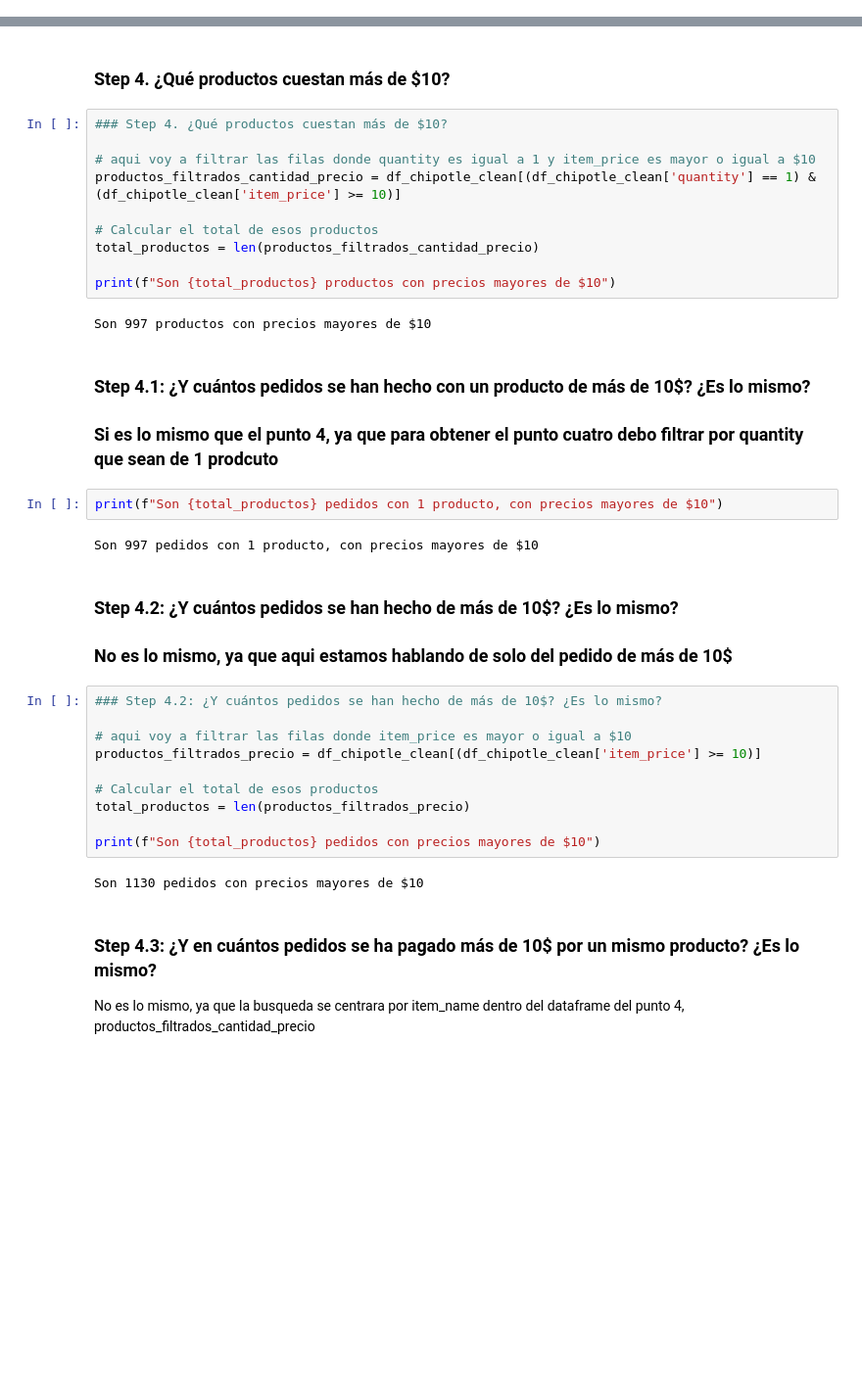
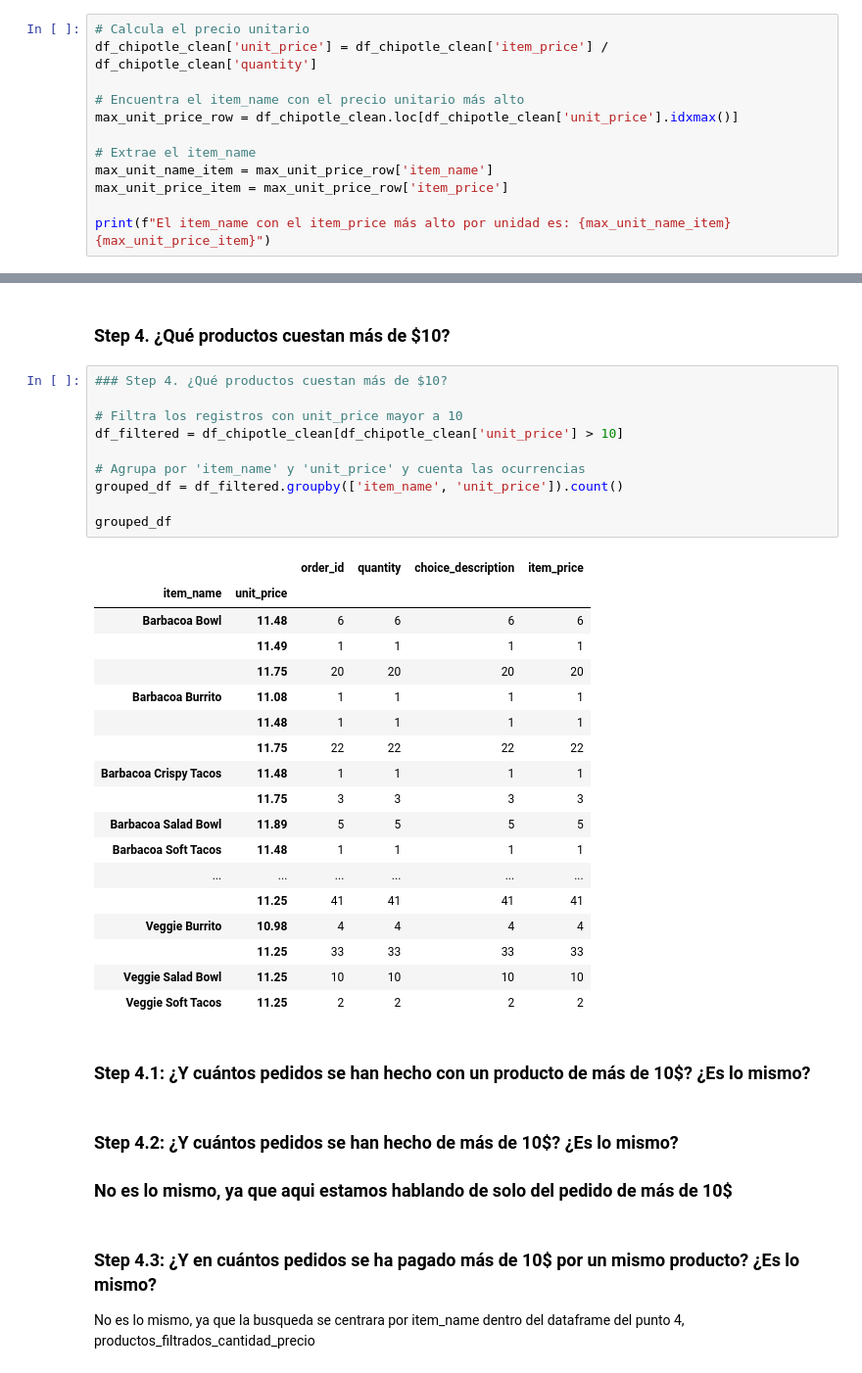
Before and after one commit to amejosecar/BootcampBBK, a Jupyter notebook: 2-Data Analysis/2-Dataframes y estadística/Practica/1-Chipotle/Chipotle.ipynb, the cells around one changed output, grey strips where cells are left out. Shown: that part at 98% size. Saved outputs shown, nothing was run; the diff lists cells and outputs as text; blank space fills up the shorter version.

Commit message:
correciones, nueva clase de agrupaciones y ploter

```diff
--- a/2-Data Analysis/2-Dataframes y estadística/Practica/1-Chipotle/Chipotle.ipynb
+++ b/2-Data Analysis/2-Dataframes y estadística/Practica/1-Chipotle/Chipotle.ipynb
@@ -80,0 +75,12 @@ Name: 3598, dtype: object
+# %%
+# Calcula el precio unitario
+df_chipotle_clean['unit_price'] = df_chipotle_clean['item_price'] / df_chipotle_clean['quantity']
+
+# Encuentra el item_name con el precio unitario más alto
+max_unit_price_row = df_chipotle_clean.loc[df_chipotle_clean['unit_price'].idxmax()]
+
+# Extrae el item_name
+max_unit_name_item = max_unit_price_row['item_name']
+max_unit_price_item = max_unit_price_row['item_price']
+
+print(f"El item_name con el item_price más alto por unidad es: {max_unit_name_item} {max_unit_price_item}")
@@ -81,41 +105,40 @@ Name: 3598, dtype: object
 # %% [markdown]
 ### Step 4. ¿Qué productos cuestan más de $10?
-# %%
-### Step 4. ¿Qué productos cuestan más de $10?
-
-# aqui voy a filtrar las filas donde quantity es igual a 1 y item_price es mayor o igual a $10
-productos_filtrados_cantidad_precio = df_chipotle_clean[(df_chipotle_clean['quantity'] == 1) & (df_chipotle_clean['item_price'] >= 10)]
-
-# Calcular el total de esos productos
-total_productos = len(productos_filtrados_cantidad_precio)
-
-print(f"Son {total_productos} productos con precios mayores de $10")
-# %% [output]
-Son 997 productos con precios mayores de $10
+# %%
+### Step 4. ¿Qué productos cuestan más de $10?
+
+# Filtra los registros con unit_price mayor a 10
+df_filtered = df_chipotle_clean[df_chipotle_clean['unit_price'] > 10]
+
+# Agrupa por 'item_name' y 'unit_price' y cuenta las ocurrencias
+grouped_df = df_filtered.groupby(['item_name', 'unit_price']).count()
+
+grouped_df
+# %% [output]
+|  |  | order_id | quantity | choice_description | item_price |
+| item_name | unit_price |  |  |  |  |
+| Barbacoa Bowl | 11.48 | 6 | 6 | 6 | 6 |
+|  | 11.49 | 1 | 1 | 1 | 1 |
+|  | 11.75 | 20 | 20 | 20 | 20 |
+| Barbacoa Burrito | 11.08 | 1 | 1 | 1 | 1 |
+|  | 11.48 | 1 | 1 | 1 | 1 |
+|  | 11.75 | 22 | 22 | 22 | 22 |
+| Barbacoa Crispy Tacos | 11.48 | 1 | 1 | 1 | 1 |
+|  | 11.75 | 3 | 3 | 3 | 3 |
+| Barbacoa Salad Bowl | 11.89 | 5 | 5 | 5 | 5 |
+| Barbacoa Soft Tacos | 11.48 | 1 | 1 | 1 | 1 |
+| ... | ... | ... | ... | ... | ... |
+|  | 11.25 | 41 | 41 | 41 | 41 |
+| Veggie Burrito | 10.98 | 4 | 4 | 4 | 4 |
+|  | 11.25 | 33 | 33 | 33 | 33 |
+| Veggie Salad Bowl | 11.25 | 10 | 10 | 10 | 10 |
+| Veggie Soft Tacos | 11.25 | 2 | 2 | 2 | 2 |
 # %% [markdown]
 ### Step 4.1: ¿Y cuántos pedidos se han hecho con un producto de más de 10$? ¿Es lo mismo?
-
-### Si es lo mismo que el punto 4, ya que para obtener el punto cuatro debo filtrar por quantity que sean de 1 prodcuto
-# %%
-print(f"Son {total_productos} pedidos con 1 producto, con precios mayores de $10")
-# %% [output]
-Son 997 pedidos con 1 producto, con precios mayores de $10
 # %% [markdown]
 ### Step 4.2: ¿Y cuántos pedidos se han hecho de más de 10$? ¿Es lo mismo?
 
 ### No es lo mismo, ya que aqui estamos hablando de solo del pedido de más de 10$
-# %%
-### Step 4.2: ¿Y cuántos pedidos se han hecho de más de 10$? ¿Es lo mismo?
-
-# aqui voy a filtrar las filas donde item_price es mayor o igual a $10
-productos_filtrados_precio = df_chipotle_clean[(df_chipotle_clean['item_price'] >= 10)]
-
-# Calcular el total de esos productos
-total_productos = len(productos_filtrados_precio)
-
-print(f"Son {total_productos} pedidos con precios mayores de $10")
-# %% [output]
-Son 1130 pedidos con precios mayores de $10
 # %% [markdown]
 ### Step 4.3: ¿Y en cuántos pedidos se ha pagado más de 10$ por un mismo producto? ¿Es lo mismo?
 
```
Also changed, not shown: parts of 12 cells of this notebook, 2 other files.
